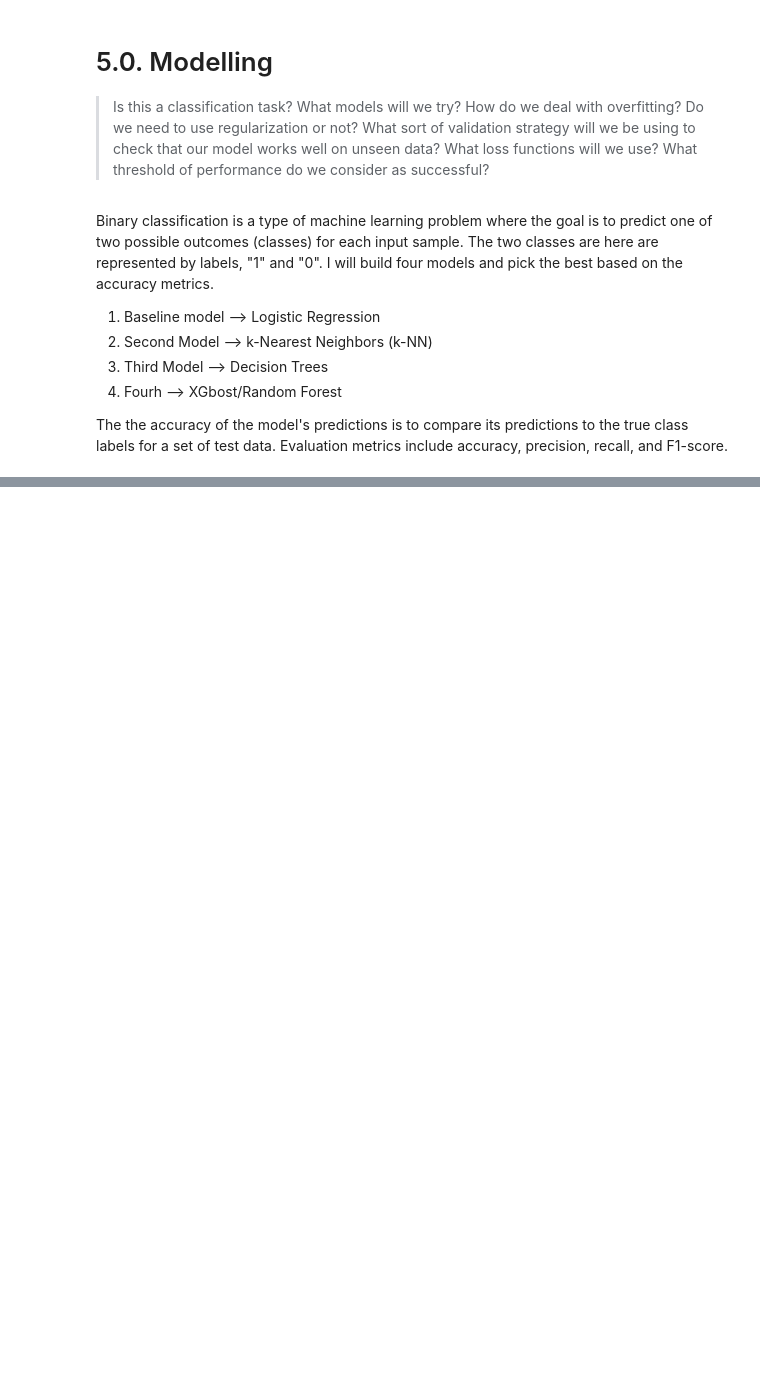
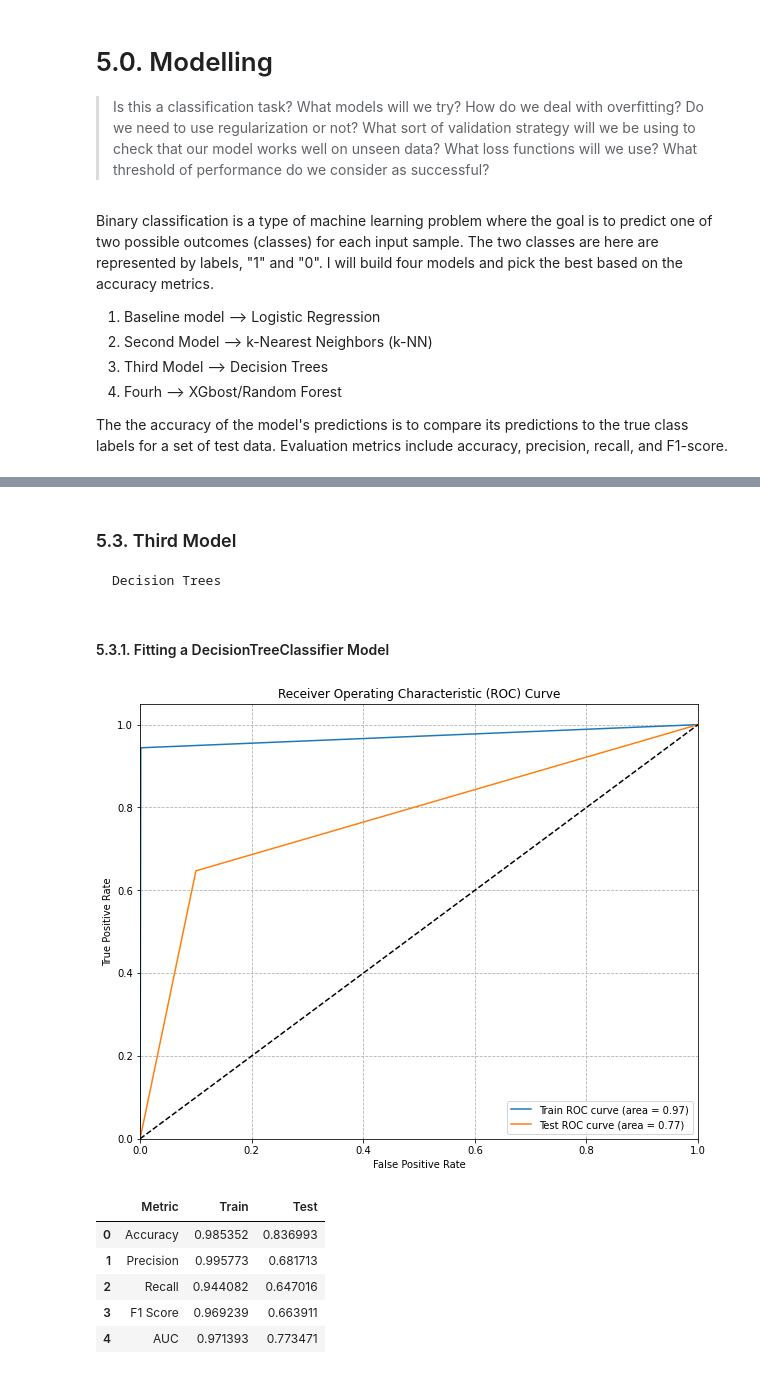
Before and after one commit to adikamunyao/Phase-3-project, a Jupyter notebook: index.ipynb, the cells around one changed output, grey strips where cells are left out. Saved outputs shown, nothing was run; the diff lists cells and outputs as text; code cells hidden in the pictures; blank space fills up the shorter version.

```diff
--- a/index.ipynb
+++ b/index.ipynb
@@ -747,6 +674,0 @@ final_df.tail(3)
-# %%
-# set predictors
-X  = final_df.drop(["Stop Resolution"], axis=1)
-
-# set target
-y = final_df[["Stop Resolution"]]
@@ -986,0 +888,25 @@ columns_dtypes(Tery_stops_df)
+# %% [markdown]
+### 5.3. Third Model
+    Decision Trees
+# %% [markdown]
+#### 5.3.1. Fitting a DecisionTreeClassifier Model
+# %%
+# import relevant libraries
+from sklearn.tree import DecisionTreeClassifier
+
+# model
+dtc_model3 = DecisionTreeClassifier()
+
+#fit the model with training data
+dtc_model3.fit(X_train, y_train)
+
+# evaluate model using function
+eval_model(dtc_model3)
+# %% [output]
+[figure, added]
+|  | Metric | Train | Test |
+| 0 | Accuracy | 0.985352 | 0.836993 |
+| 1 | Precision | 0.995773 | 0.681713 |
+| 2 | Recall | 0.944082 | 0.647016 |
+| 3 | F1 Score | 0.969239 | 0.663911 |
+| 4 | AUC | 0.971393 | 0.773471 |
```
Also changed, not shown: parts of 92 cells of this notebook.
